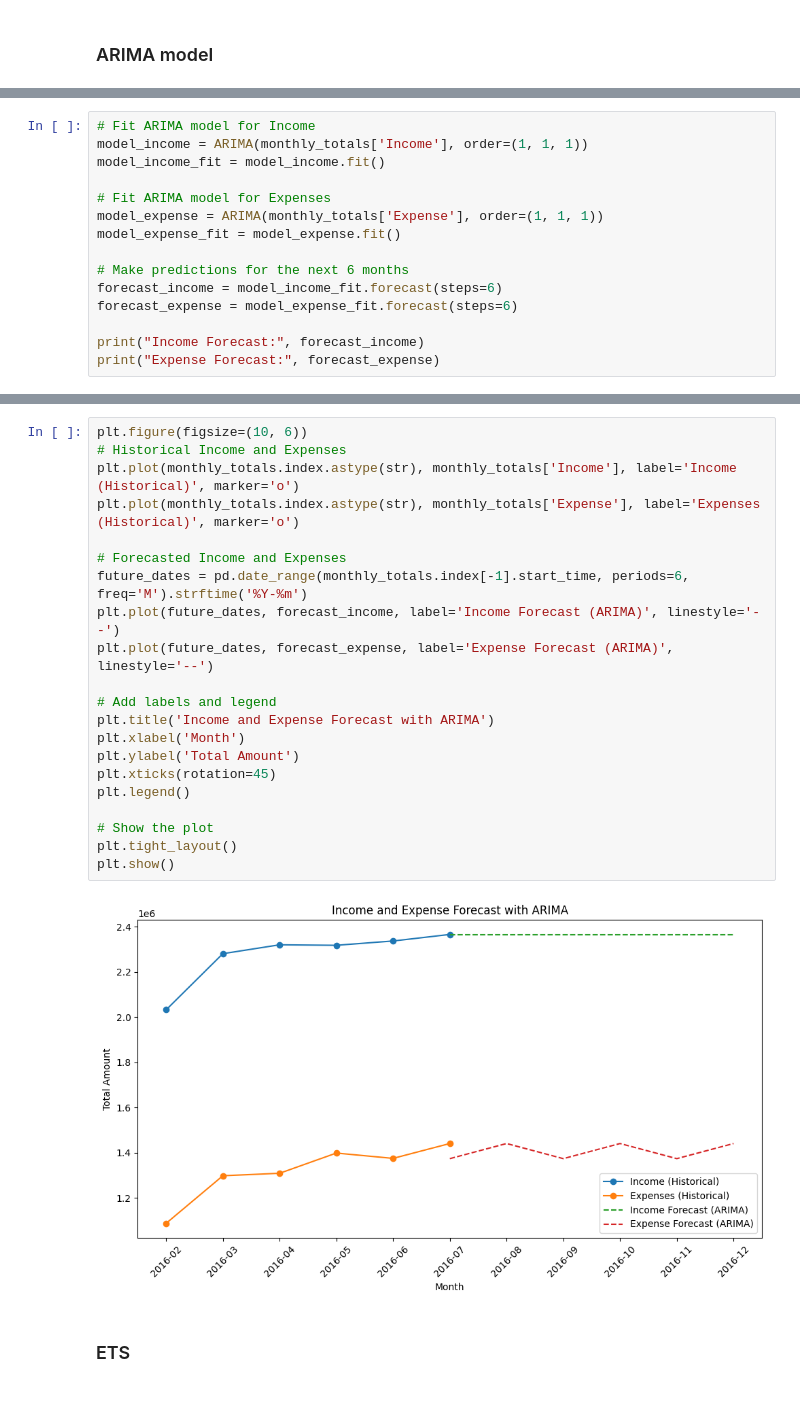
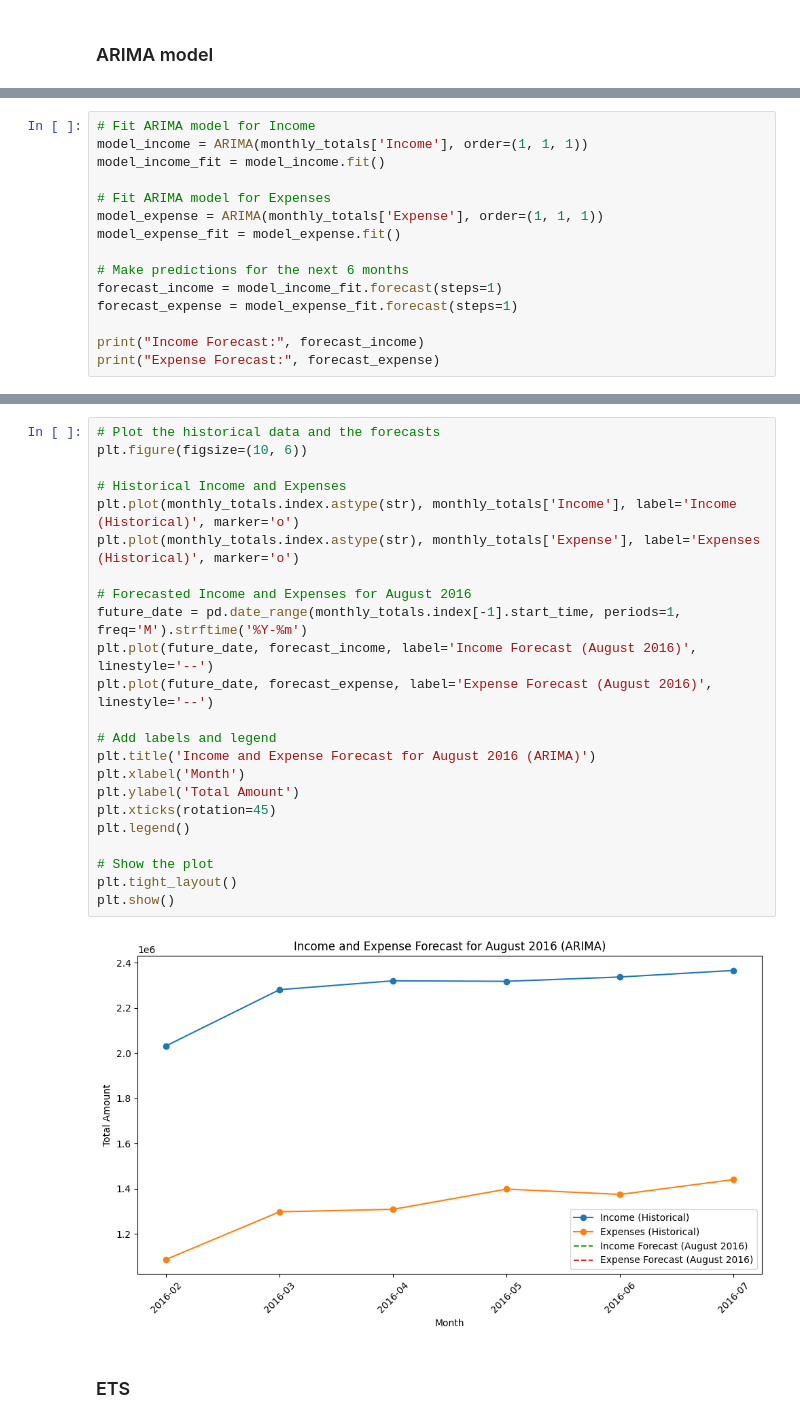
Before and after one commit to adrianacupp/Financial-Behavior-Prediction, a Jupyter notebook: fbp_cuppuleri.ipynb, the cells around one changed output, grey strips where cells are left out. Drawn from its saved outputs; the diff is of its cells as text.

Commit message:
model tuning

```diff
--- a/fbp_cuppuleri.ipynb
+++ b/fbp_cuppuleri.ipynb
@@ -429,8 +512,8 @@ model_expense = ARIMA(monthly_totals['Expense'], order=(1, 1, 1))
 model_expense_fit = model_expense.fit()
 
 # Make predictions for the next 6 months
-forecast_income = model_income_fit.forecast(steps=6)
-forecast_expense = model_expense_fit.forecast(steps=6)
+forecast_income = model_income_fit.forecast(steps=1)
+forecast_expense = model_expense_fit.forecast(steps=1)
 
 print("Income Forecast:", forecast_income)
 print("Expense Forecast:", forecast_expense)
@@ -452,26 +525,28 @@ Freq: M, Name: predicted_mean, dtype: float64
 # %%
+# Plot the historical data and the forecasts
 plt.figure(figsize=(10, 6))
+
 # Historical Income and Expenses
 plt.plot(monthly_totals.index.astype(str), monthly_totals['Income'], label='Income (Historical)', marker='o')
 plt.plot(monthly_totals.index.astype(str), monthly_totals['Expense'], label='Expenses (Historical)', marker='o')
 
-# Forecasted Income and Expenses
-future_dates = pd.date_range(monthly_totals.index[-1].start_time, periods=6, freq='M').strftime('%Y-%m')
-plt.plot(future_dates, forecast_income, label='Income Forecast (ARIMA)', linestyle='--')
-plt.plot(future_dates, forecast_expense, label='Expense Forecast (ARIMA)', linestyle='--')
+# Forecasted Income and Expenses for August 2016
+future_date = pd.date_range(monthly_totals.index[-1].start_time, periods=1, freq='M').strftime('%Y-%m')
+plt.plot(future_date, forecast_income, label='Income Forecast (August 2016)', linestyle='--')
+plt.plot(future_date, forecast_expense, label='Expense Forecast (August 2016)', linestyle='--')
 
 # Add labels and legend
-plt.title('Income and Expense Forecast with ARIMA')
+plt.title('Income and Expense Forecast for August 2016 (ARIMA)')
 plt.xlabel('Month')
 plt.ylabel('Total Amount')
 plt.xticks(rotation=45)
 plt.legend()
 
 # Show the plot
 plt.tight_layout()
 plt.show()
 # %% [output]
-[figure, old version]
+[figure, new version]
 # %% [markdown]
 ### ETS
 # %%
```
Also changed, not shown: parts of 9 cells of this notebook.
